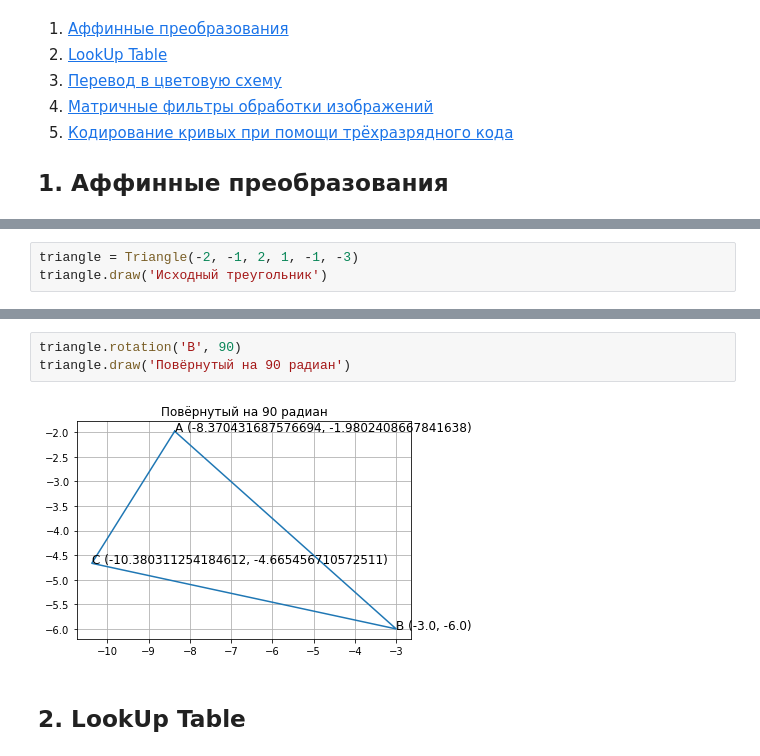
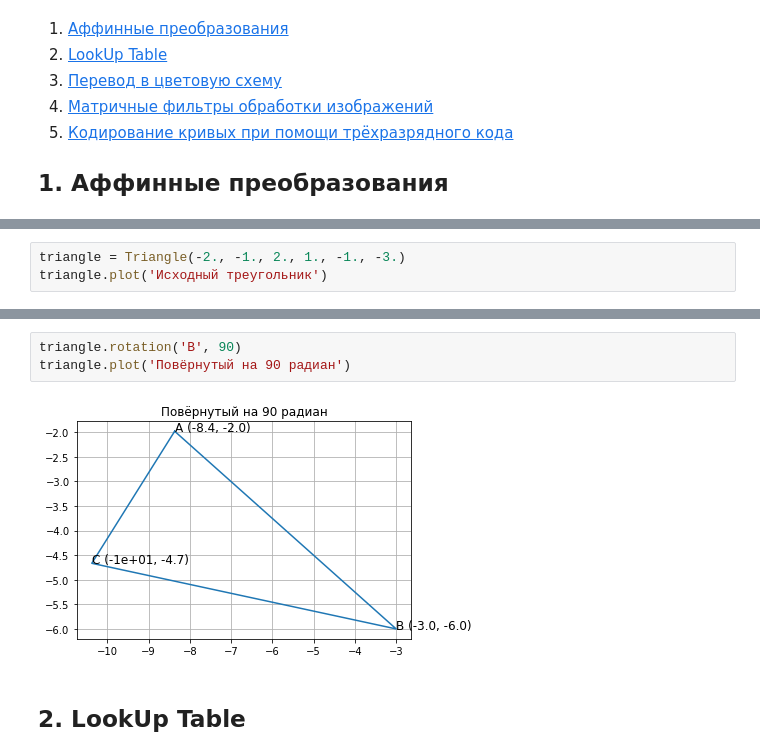
Before and after one commit to bringmetohappiness/Digital-Image-Processing, a Jupyter notebook: Seminar 6/seminar6.ipynb, the cells around one changed output, grey strips where cells are left out. Saved outputs shown, nothing was run; the diff lists cells and outputs as text.

```diff
--- a/Seminar 6/seminar6.ipynb
+++ b/Seminar 6/seminar6.ipynb
@@ -147,6 +125,6 @@ class Triangle:
         self.yB = (tmp_xB - x0) * np.sin(alpha) + (tmp_yB - y0) * np.cos(alpha) + y0
         self.yC = (tmp_xC - x0) * np.sin(alpha) + (tmp_yC - y0) * np.cos(alpha) + y0
 # %%
-triangle = Triangle(-2, -1, 2, 1, -1, -3)
-triangle.draw('Исходный треугольник')
+triangle = Triangle(-2., -1., 2., 1., -1., -3.)
+triangle.plot('Исходный треугольник')
 # %% [output]
@@ -168,9 +146,9 @@ triangle.draw('Растянутый в 1.5 раза')
 [figure]
 # %%
 triangle.rotation('B', 90)
-triangle.draw('Повёрнутый на 90 радиан')
+triangle.plot('Повёрнутый на 90 радиан')
 # %% [output]
-[figure, old version]
+[figure, new version]
 # %% [markdown]
 ## 2. LookUp Table
 # %%
```
Also changed, not shown: parts of 13 cells of this notebook, 9 other files.
